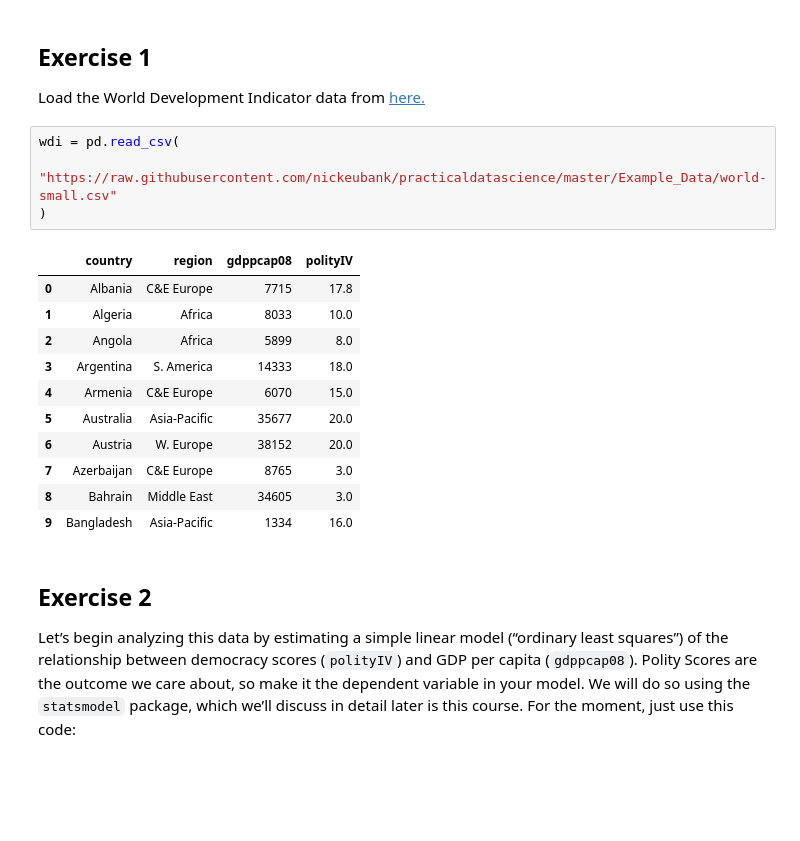
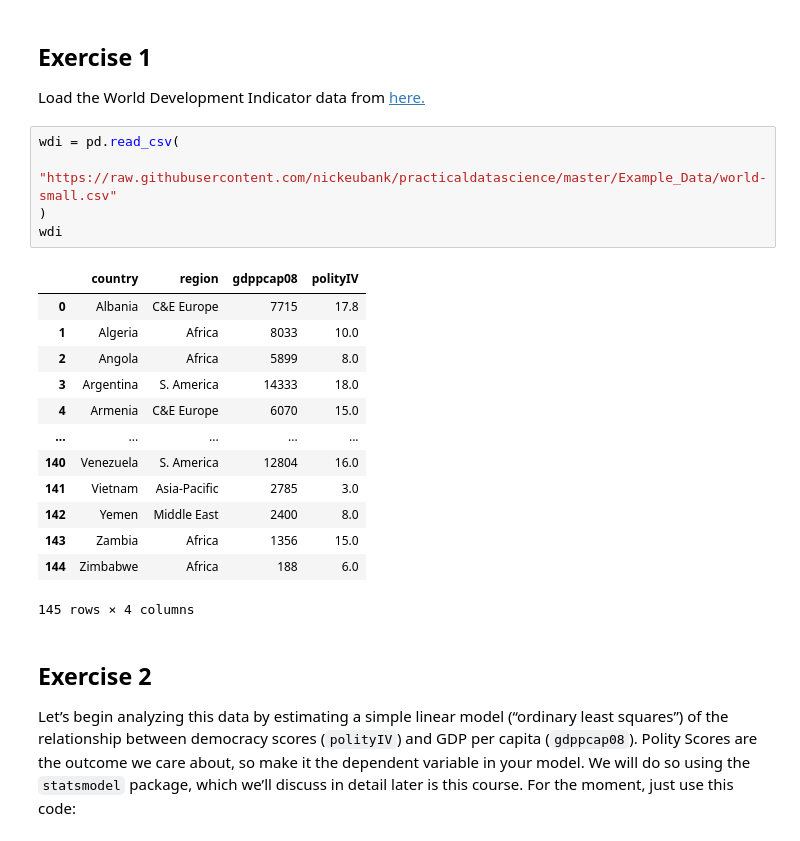
Before and after one commit to BlueWolfpack/PDS, a Jupyter notebook: plotting2_exercise.ipynb, the cells around one changed output. Cells and saved outputs as stored; diff of their text form; blank space fills up the shorter version.

```diff
--- a/plotting2_exercise.ipynb
+++ b/plotting2_exercise.ipynb
@@ -14,19 +14,22 @@ Load the World Development Indicator data from [here.](https://raw.githubusercon
 # %%
 wdi = pd.read_csv(
     "https://raw.githubusercontent.com/nickeubank/practicaldatascience/master/Example_Data/world-small.csv"
 )
+wdi
 # %% [output]
 |  | country | region | gdppcap08 | polityIV |
 | 0 | Albania | C&E Europe | 7715 | 17.8 |
 | 1 | Algeria | Africa | 8033 | 10.0 |
 | 2 | Angola | Africa | 5899 | 8.0 |
 | 3 | Argentina | S. America | 14333 | 18.0 |
 | 4 | Armenia | C&E Europe | 6070 | 15.0 |
-| 5 | Australia | Asia-Pacific | 35677 | 20.0 |
-| 6 | Austria | W. Europe | 38152 | 20.0 |
-| 7 | Azerbaijan | C&E Europe | 8765 | 3.0 |
-| 8 | Bahrain | Middle East | 34605 | 3.0 |
-| 9 | Bangladesh | Asia-Pacific | 1334 | 16.0 |
+| ... | ... | ... | ... | ... |
+| 140 | Venezuela | S. America | 12804 | 16.0 |
+| 141 | Vietnam | Asia-Pacific | 2785 | 3.0 |
+| 142 | Yemen | Middle East | 2400 | 8.0 |
+| 143 | Zambia | Africa | 1356 | 15.0 |
+| 144 | Zimbabwe | Africa | 188 | 6.0 |
+145 rows × 4 columns
 # %% [markdown]
 ## Exercise 2
 
```
Also changed, not shown: parts of 21 cells of this notebook, 1 other file.
